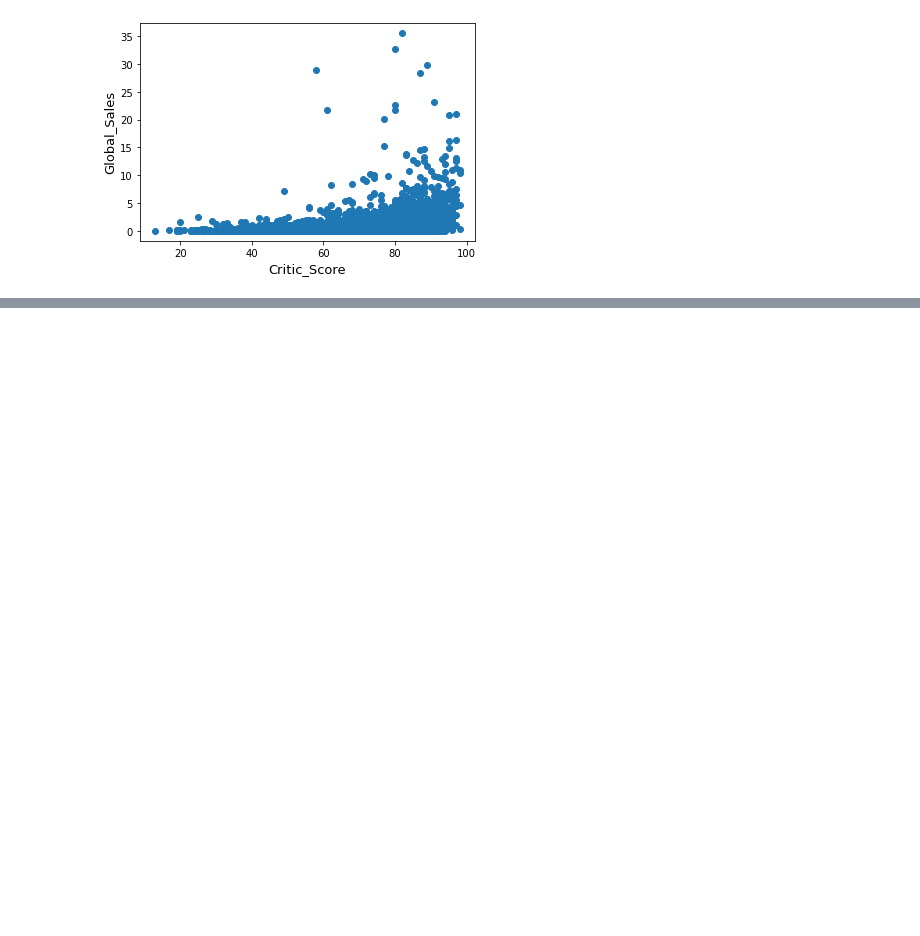
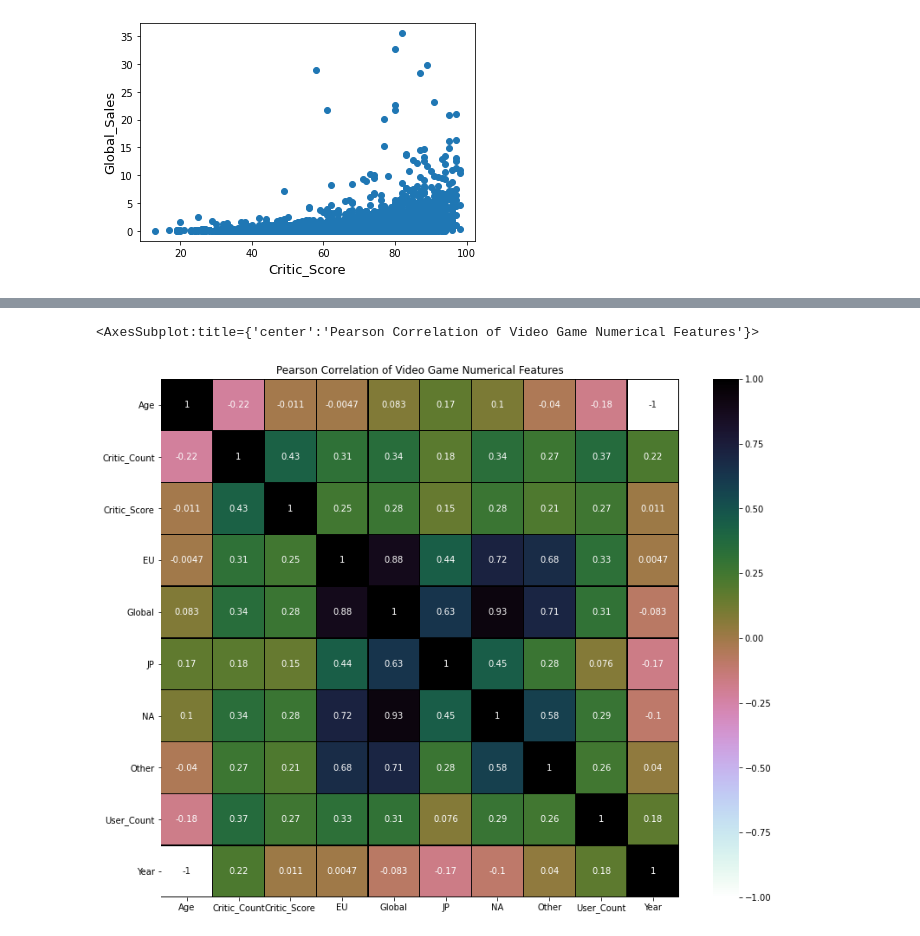
Before and after one commit to VisarutDear/Data-Analytics-Project, a Jupyter notebook: data analytics project/Predict-video-game-sales.ipynb, the cells around one changed output, grey strips where cells are left out. Drawn from its saved outputs; the diff is of its cells as text; code cells hidden in the pictures; blank space fills up the shorter version.

```diff
--- a/data analytics project/Predict-video-game-sales.ipynb
+++ b/data analytics project/Predict-video-game-sales.ipynb
@@ -73,0 +89,17 @@ plt.show()
+# %%
+str_list = [] # empty list to contain columns with strings (words)
+for colname, colvalue in data.iteritems():
+    if type(colvalue[2]) == str:
+         str_list.append(colname)
+# Get to the numeric columns by inversion
+num_list = data.columns.difference(str_list)
+# Create Dataframe containing only numerical features
+data_num = data[num_list]
+f, ax = plt.subplots(figsize=(14, 11))
+plt.title('Pearson Correlation of Video Game Numerical Features')
+# Draw the heatmap using seaborn
+sns.heatmap(data_num.astype(float).corr(),linewidths=0.25,vmax=1.0,
+            square=True, cmap="cubehelix_r", linecolor='k', annot=True)
+# %% [output]
+<AxesSubplot:title={'center':'Pearson Correlation of Video Game Numerical Features'}>
+[figure, added]
```
Also changed, not shown: parts of 43 cells of this notebook, 4 other files.
